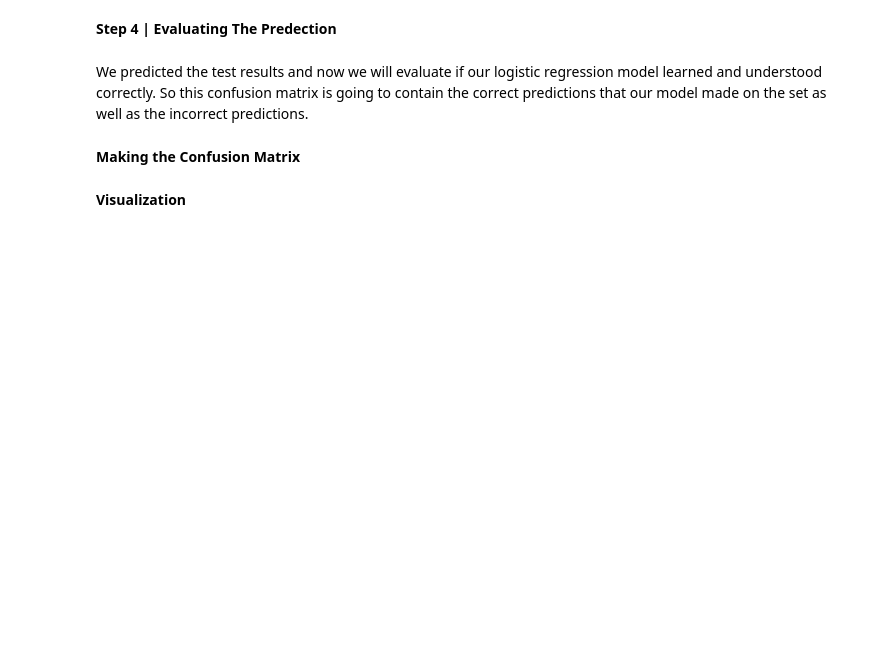
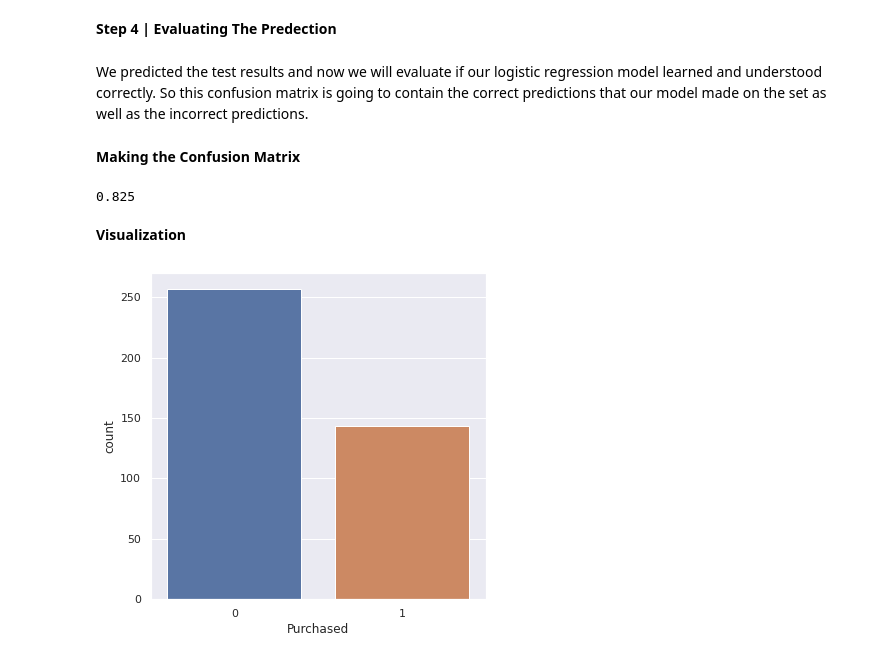
Before and after one commit to AvinashGadpayle/Project, a Jupyter notebook: Logistic_Regression_Assignment12.ipynb, the cells around one changed output. Cells and saved outputs as stored; diff of their text form; code cells hidden in the pictures; blank space fills up the shorter version.

```diff
--- a/Logistic_Regression_Assignment12.ipynb
+++ b/Logistic_Regression_Assignment12.ipynb
@@ -8,5 +8,20 @@ This dataset contains information of users in a social network. Those informatio
 **Step 1 | Data Pre-Processing**
 # %% [markdown]
 **Importing the Libraries**
+# %%
+import pandas as pd
+import numpy as np
+import scipy.stats as stats
+
+import matplotlib.pyplot as plt
+import seaborn as sns
+sns.set()
+from sklearn.model_selection import train_test_split
+from sklearn.metrics import accuracy_score, confusion_matrix, f1_score, roc_auc_score,classification_report
+from sklearn.linear_model import LogisticRegression
+from sklearn.preprocessing import StandardScaler
+
+from google.colab import files
+import io
 # %% [markdown]
 **Importing the dataset**
@@ -12,0 +33,3 @@ This dataset contains information of users in a social network. Those informatio
+# %%
+df =pd.read_csv('Social_Network_Ads.csv')
+df
@@ -12,0 +60,3 @@ This dataset contains information of users in a social network. Those informatio
+# %%
+df.drop(["User ID"], axis = 1, inplace = True)
+df
@@ -12,0 +77,3 @@ This dataset contains information of users in a social network. Those informatio
+# %%
+df=pd.get_dummies(df)
+df
@@ -31,2 +138,13 @@ We predicted the test results and now we will evaluate if our logistic regressio
+# %%
+accuracy= accuracy_score(y_test, y_pred)
+accuracy
+# %% [output]
+0.825
 # %% [markdown]
 **Visualization**
+# %%
+fig, a = plt.subplots(figsize=(6,6))
+sns.countplot(x= df['Purchased'])
+plt.show()
+# %% [output]
+[figure, added]
```
Also changed, not shown: parts of 11 cells of this notebook.
